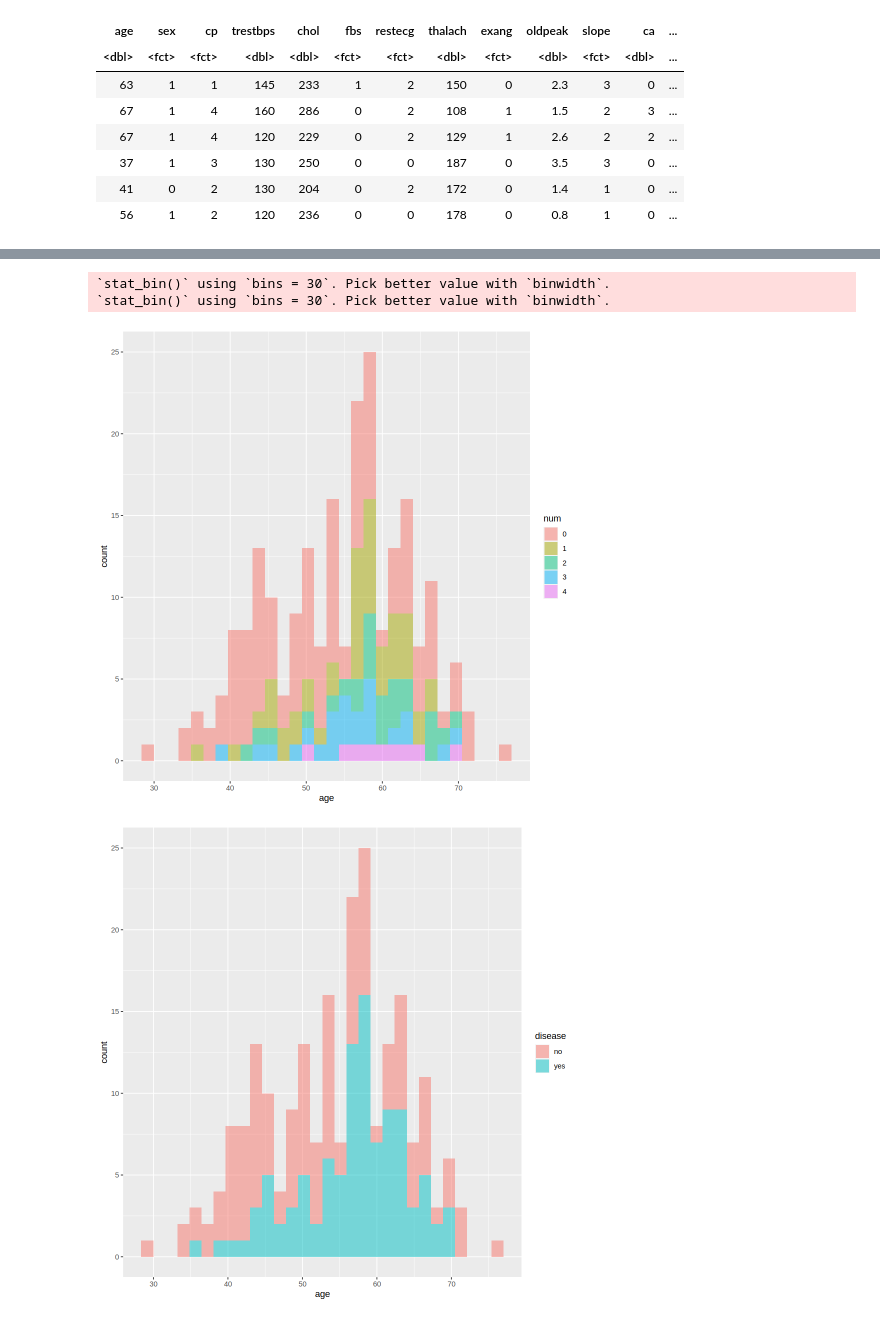
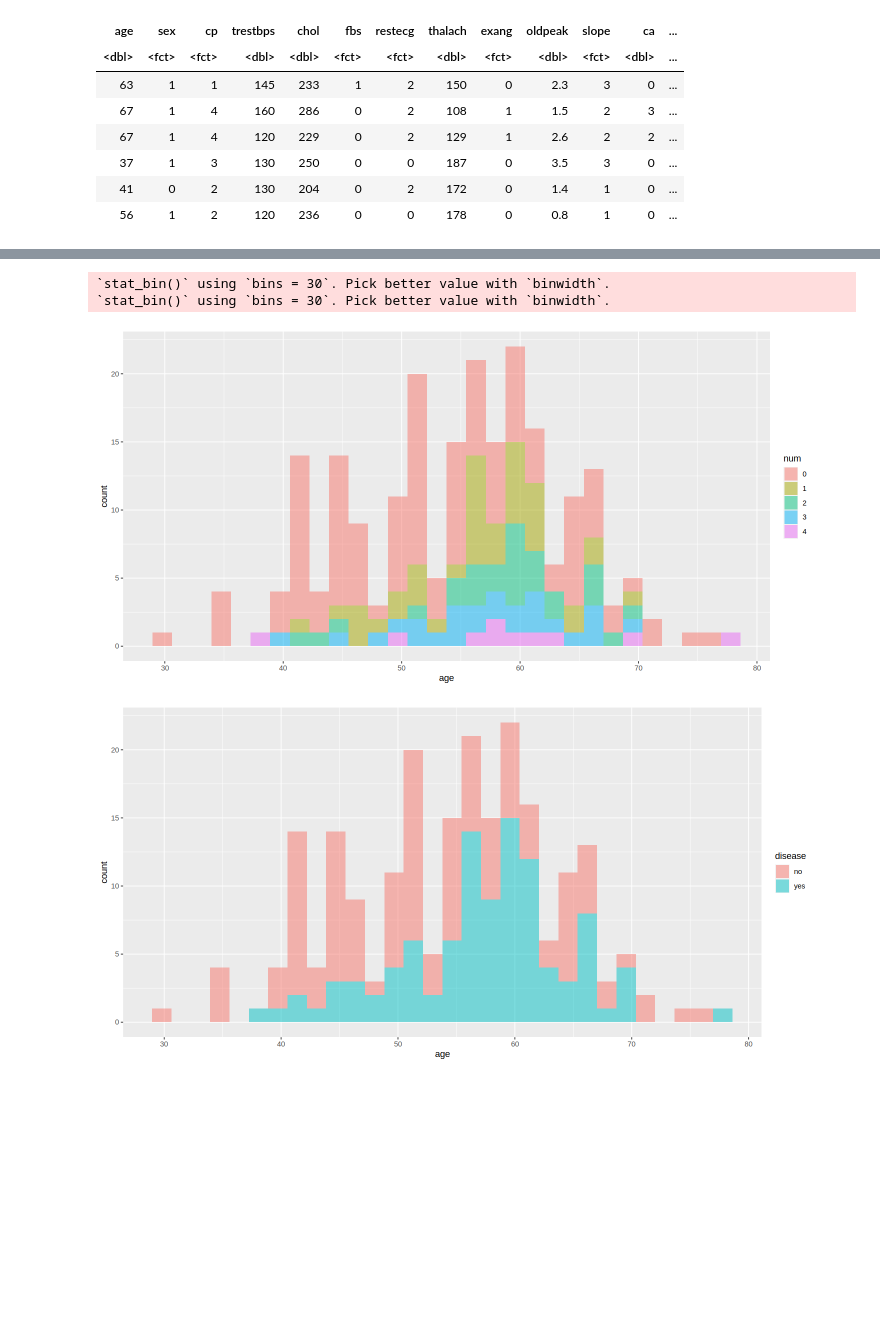
Before and after one commit to xzr10/toy_ds_project, a Jupyter notebook: Untitled.ipynb, the cells around one changed output, grey strips where cells are left out. Saved outputs shown, nothing was run; the diff lists cells and outputs as text; code cells hidden in the pictures; blank space fills up the shorter version.

```diff
--- a/Untitled.ipynb
+++ b/Untitled.ipynb
@@ -109,16 +126,17 @@ A tibble: 2 × 5
 # %%
 # plots
+options(repr.plot.width = 12, repr.plot.height = 6)
 age_num_plot <- heart_train |>
       ggplot() +
       geom_histogram(aes(x = age, fill = num), alpha = 0.5)
 age_num_plot
 age_disease_plot <- heart_train |>
       ggplot() +
       geom_histogram(aes(x = age, fill = disease), alpha = 0.5)
 age_disease_plot
 # %% [output]
 `stat_bin()` using `bins = 30`. Pick better value with `binwidth`.
 `stat_bin()` using `bins = 30`. Pick better value with `binwidth`.
-[figure, old version]
+[figure, new version]
-[figure, old version]
+[figure, new version]
 # %%
```
Also changed, not shown: parts of 8 cells of this notebook.
